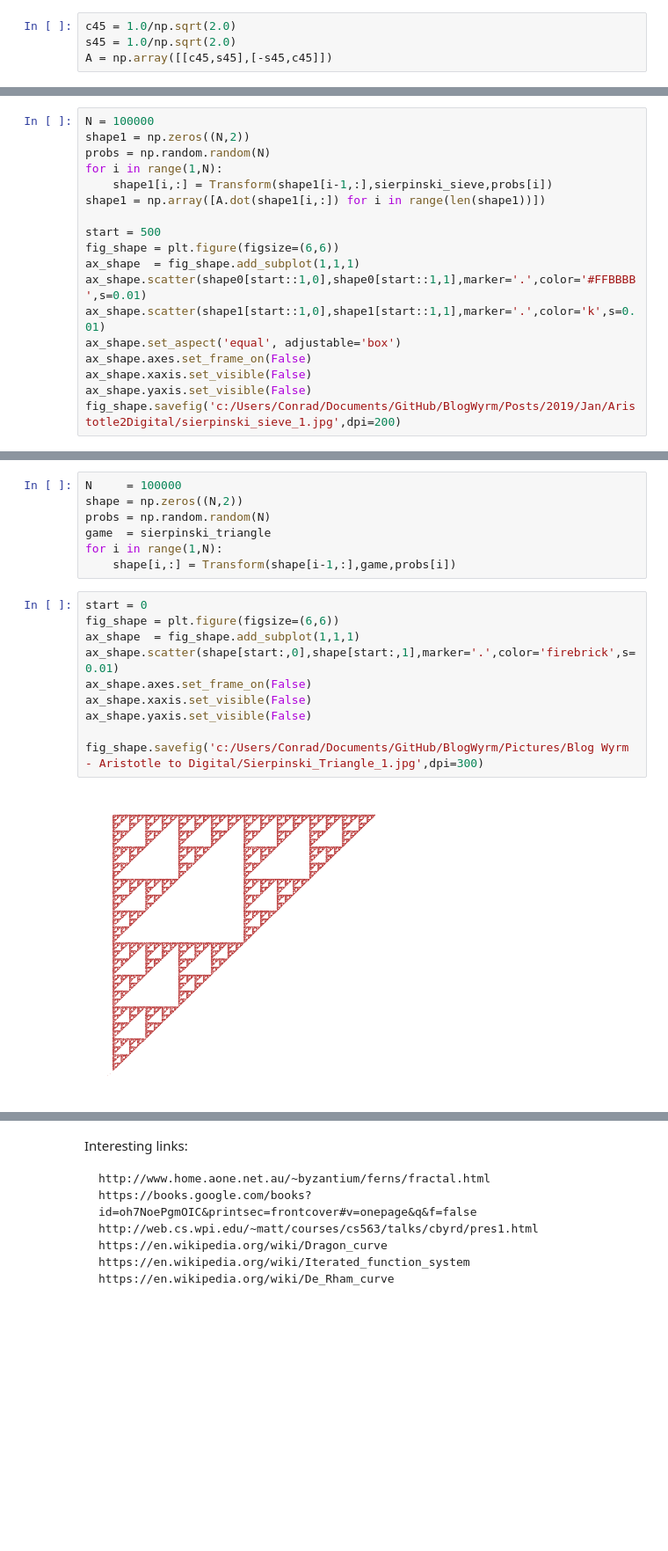
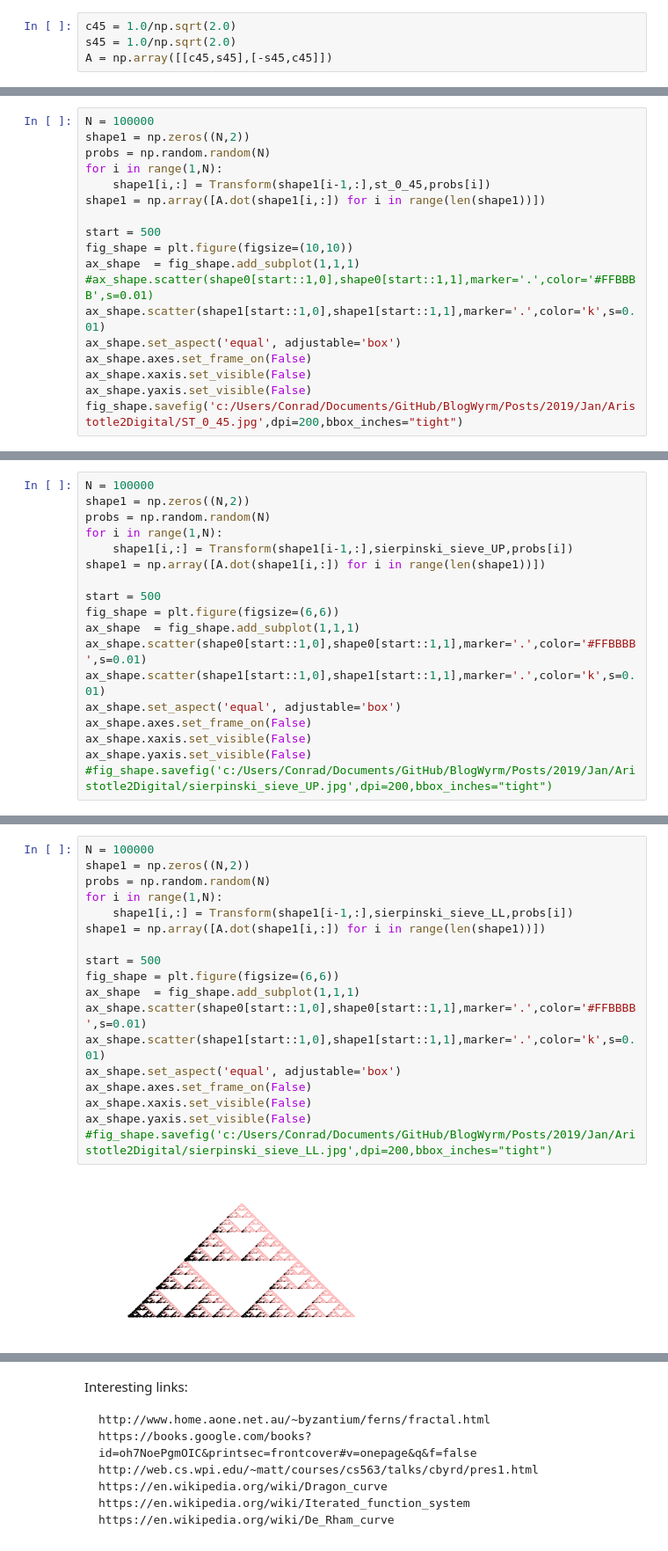
Before and after one commit to gravmath/Projects, a Jupyter notebook: Python/Fractal Fern.ipynb, the cells around one changed output, grey strips where cells are left out. Shown at 88% size. Drawn from its saved outputs; the diff is of its cells as text; blank space fills up the shorter version.

```diff
--- a/Python/Fractal Fern.ipynb
+++ b/Python/Fractal Fern.ipynb
@@ -130,0 +374,18 @@ fig_shape.savefig('c:/Users/Conrad/Documents/GitHub/BlogWyrm/Posts/2019/Jan/Aris
+# %%
+N = 100000
+shape1 = np.zeros((N,2))
+probs = np.random.random(N)
+for i in range(1,N):
+    shape1[i,:] = Transform(shape1[i-1,:],st_0_45,probs[i])
+shape1 = np.array([A.dot(shape1[i,:]) for i in range(len(shape1))])
+
+start = 500
+fig_shape = plt.figure(figsize=(10,10))
+ax_shape  = fig_shape.add_subplot(1,1,1)
+#ax_shape.scatter(shape0[start::1,0],shape0[start::1,1],marker='.',color='#FFBBBB',s=0.01)
+ax_shape.scatter(shape1[start::1,0],shape1[start::1,1],marker='.',color='k',s=0.01)
+ax_shape.set_aspect('equal', adjustable='box')
+ax_shape.axes.set_frame_on(False)
+ax_shape.xaxis.set_visible(False)
+ax_shape.yaxis.set_visible(False)
+fig_shape.savefig('c:/Users/Conrad/Documents/GitHub/BlogWyrm/Posts/2019/Jan/Aristotle2Digital/ST_0_45.jpg',dpi=200,bbox_inches="tight")
@@ -133,7 +396,7 @@ N = 100000
 shape1 = np.zeros((N,2))
 probs = np.random.random(N)
 for i in range(1,N):
-    shape1[i,:] = Transform(shape1[i-1,:],sierpinski_sieve,probs[i])
+    shape1[i,:] = Transform(shape1[i-1,:],sierpinski_sieve_UP,probs[i])
 shape1 = np.array([A.dot(shape1[i,:]) for i in range(len(shape1))])
 
 start = 500
@@ -145,5 +408,5 @@ ax_shape.set_aspect('equal', adjustable='box')
 ax_shape.axes.set_frame_on(False)
 ax_shape.xaxis.set_visible(False)
 ax_shape.yaxis.set_visible(False)
-fig_shape.savefig('c:/Users/Conrad/Documents/GitHub/BlogWyrm/Posts/2019/Jan/Aristotle2Digital/sierpinski_sieve_1.jpg',dpi=200)
+#fig_shape.savefig('c:/Users/Conrad/Documents/GitHub/BlogWyrm/Posts/2019/Jan/Aristotle2Digital/sierpinski_sieve_UP.jpg',dpi=200,bbox_inches="tight")
 # %% [output]
@@ -162,19 +414,20 @@ ax_shape.set_aspect('equal', adjustable='box')
-# %%
-N     = 100000
-shape = np.zeros((N,2))
-probs = np.random.random(N)
-game  = sierpinski_triangle
-for i in range(1,N):
-    shape[i,:] = Transform(shape[i-1,:],game,probs[i])
 # %%
-start = 0
+N = 100000
+shape1 = np.zeros((N,2))
+probs = np.random.random(N)
+for i in range(1,N):
+    shape1[i,:] = Transform(shape1[i-1,:],sierpinski_sieve_LL,probs[i])
+shape1 = np.array([A.dot(shape1[i,:]) for i in range(len(shape1))])
+
+start = 500
 fig_shape = plt.figure(figsize=(6,6))
 ax_shape  = fig_shape.add_subplot(1,1,1)
-ax_shape.scatter(shape[start:,0],shape[start:,1],marker='.',color='firebrick',s=0.01)
+ax_shape.scatter(shape0[start::1,0],shape0[start::1,1],marker='.',color='#FFBBBB',s=0.01)
+ax_shape.scatter(shape1[start::1,0],shape1[start::1,1],marker='.',color='k',s=0.01)
+ax_shape.set_aspect('equal', adjustable='box')
 ax_shape.axes.set_frame_on(False)
 ax_shape.xaxis.set_visible(False)
 ax_shape.yaxis.set_visible(False)
-
-fig_shape.savefig('c:/Users/Conrad/Documents/GitHub/BlogWyrm/Pictures/Blog Wyrm - Aristotle to Digital/Sierpinski_Triangle_1.jpg',dpi=300)
+#fig_shape.savefig('c:/Users/Conrad/Documents/GitHub/BlogWyrm/Posts/2019/Jan/Aristotle2Digital/sierpinski_sieve_LL.jpg',dpi=200,bbox_inches="tight")
 # %% [output]
-[figure, old version]
+[figure, new version]
```
Also changed, not shown: parts of 29 cells of this notebook, 11 other files.
